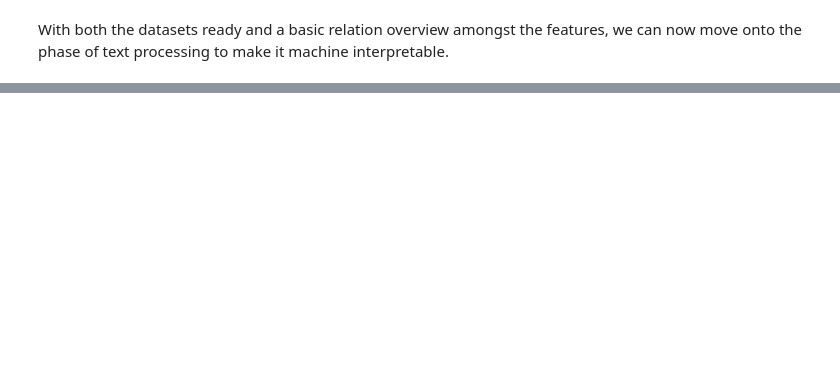
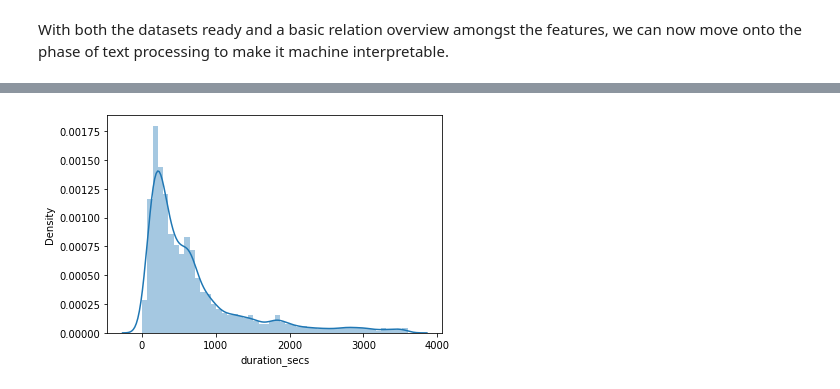
Before and after one commit to ajinkyabhanudas/SIADS696, a Jupyter notebook: Dataset_setup_Ajinkya.ipynb, the cells around one changed output, grey strips where cells are left out. Saved outputs shown, nothing was run; the diff lists cells and outputs as text; code cells hidden in the pictures; blank space fills up the shorter version.

```diff
--- a/Dataset_setup_Ajinkya.ipynb
+++ b/Dataset_setup_Ajinkya.ipynb
@@ -383,3 +394,6 @@ videoCount         0
 dtype: int64
 # %% [markdown]
 With both the datasets ready and a basic relation overview amongst the features, we can now move onto the phase of text processing to make it machine interpretable.
+# %%
+df = pd.merge(preproc2_df, ov_stats_pre_df1, how='left', left_on='channelTitle', right_on='channelName')
+df.head()
@@ -385,0 +407,2 @@ With both the datasets ready and a basic relation overview amongst the features,
+# %%
+df['std_viewCount'] = df.groupby('channelTitle').viewCount.apply(lambda x: (x - x.mean()) / x.std()).values
@@ -385,0 +421,5 @@ With both the datasets ready and a basic relation overview amongst the features,
+# %%
+basic_model_features = ['title', 'topicCategories', 'definition', 'publishedDayNum', 'duration_secs', 'std_viewCount']
+basic_model_data = df[basic_model_features]
+
+basic_model_data.head()
@@ -385,0 +433,6 @@ With both the datasets ready and a basic relation overview amongst the features,
+# %%
+import seaborn as sns
+#b4 transform
+sns.distplot(basic_model_data.duration_secs+1);
+# %% [output]
+[figure, added]
```
Also changed, not shown: parts of 56 cells of this notebook.
